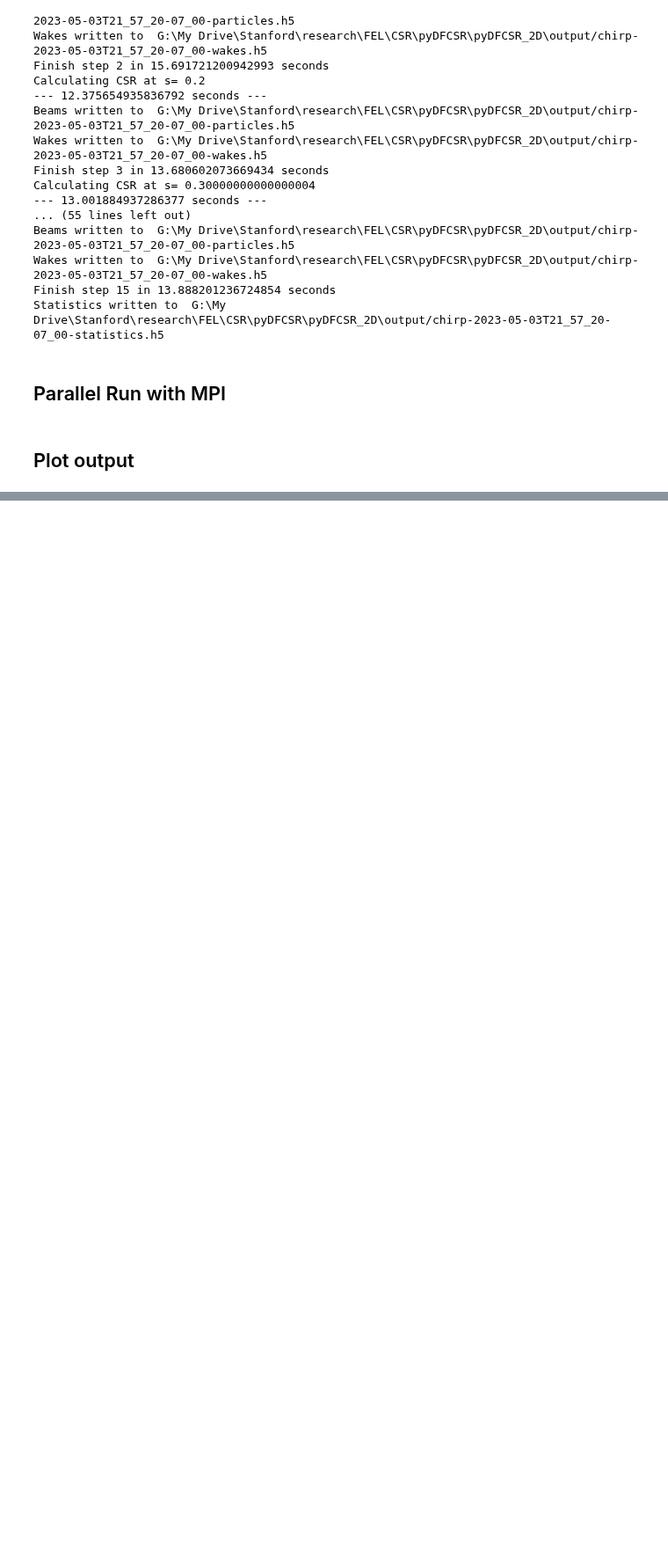
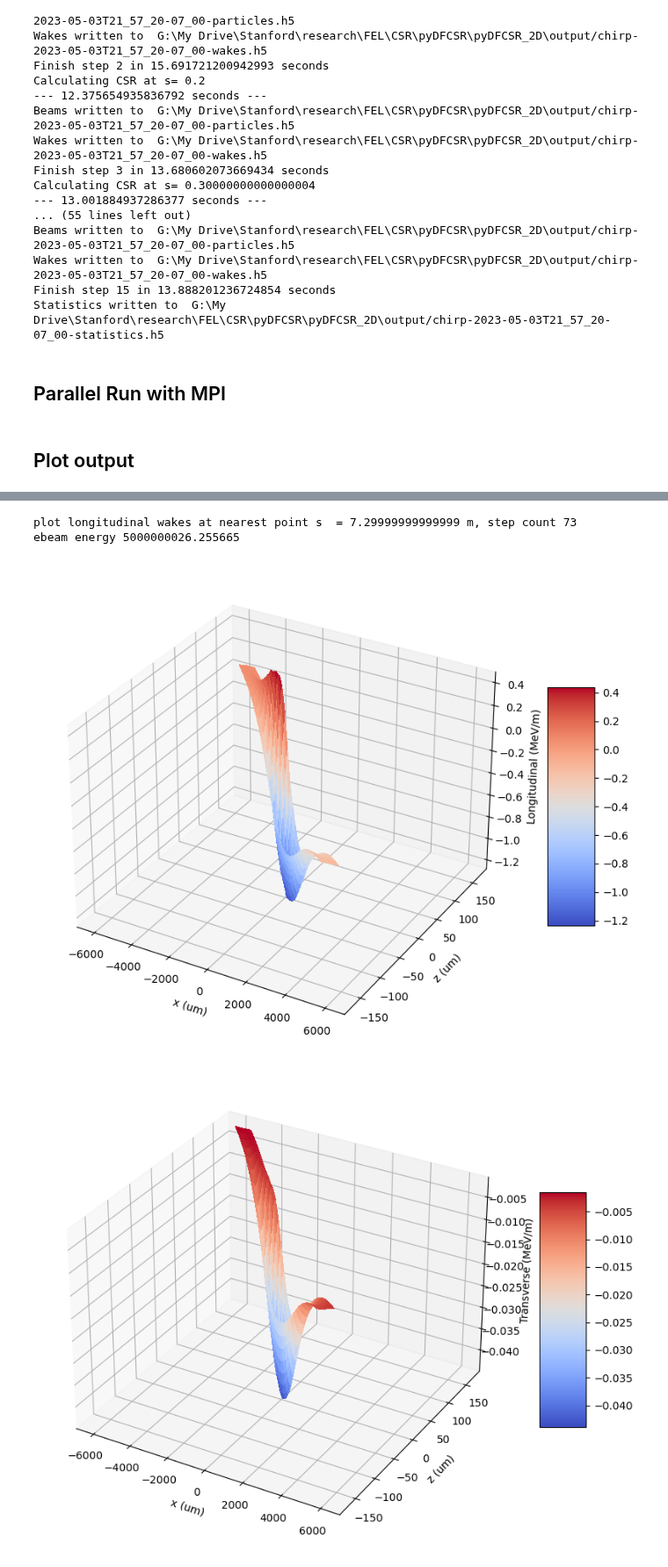
Before and after one commit to slaclab/pyDFCSR, a Jupyter notebook: pyDFCSR_2D/example.ipynb, the cells around one changed output, grey strips where cells are left out. Shown at 88% size. Drawn from its saved outputs; the diff is of its cells as text; code cells hidden in the pictures; blank space fills up the shorter version.

```diff
--- a/pyDFCSR_2D/example.ipynb
+++ b/pyDFCSR_2D/example.ipynb
@@ -47,0 +50,7 @@ DFplot.plot_stats()
+# %%
+DFplot.plot_wakes(s = 7.25)
+# %% [output]
+plot longitudinal wakes at nearest point s  = 7.29999999999999 m, step count 73
+ebeam energy 5000000026.255665
+[figure, added]
+[figure, added]
```
Also changed, not shown: parts of 3 cells of this notebook, 1 other file.
